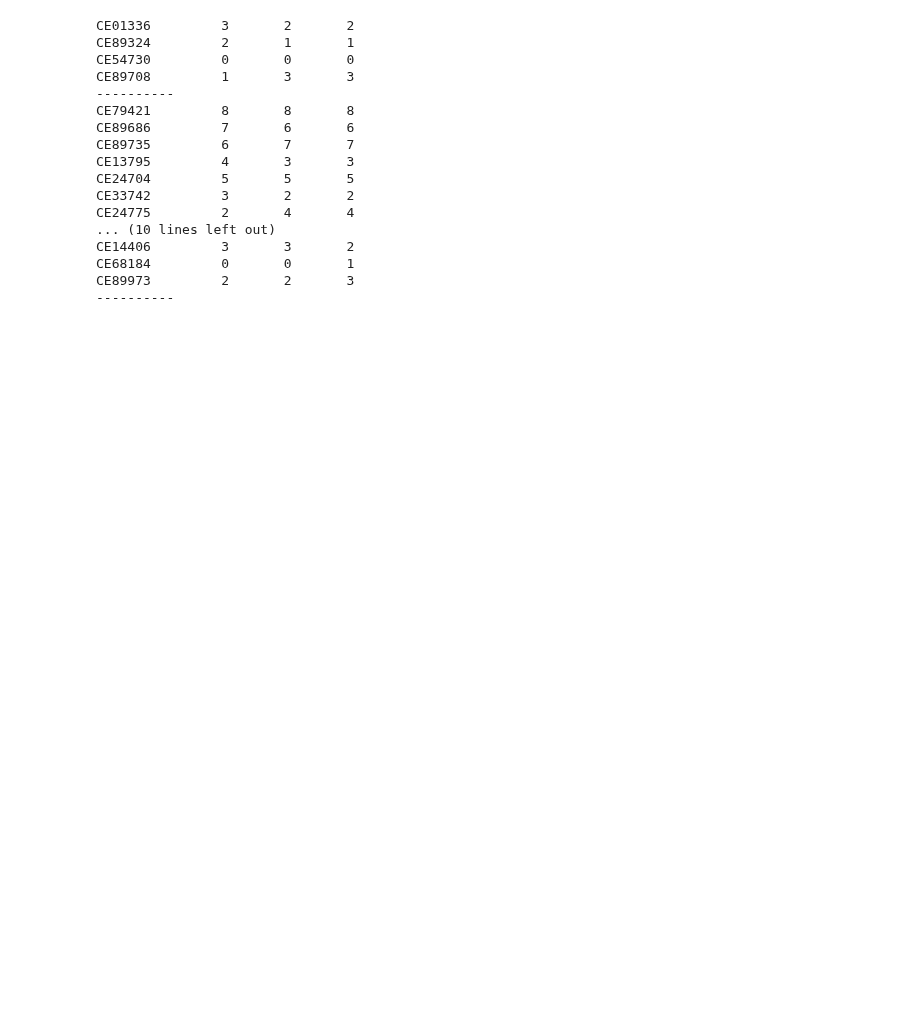
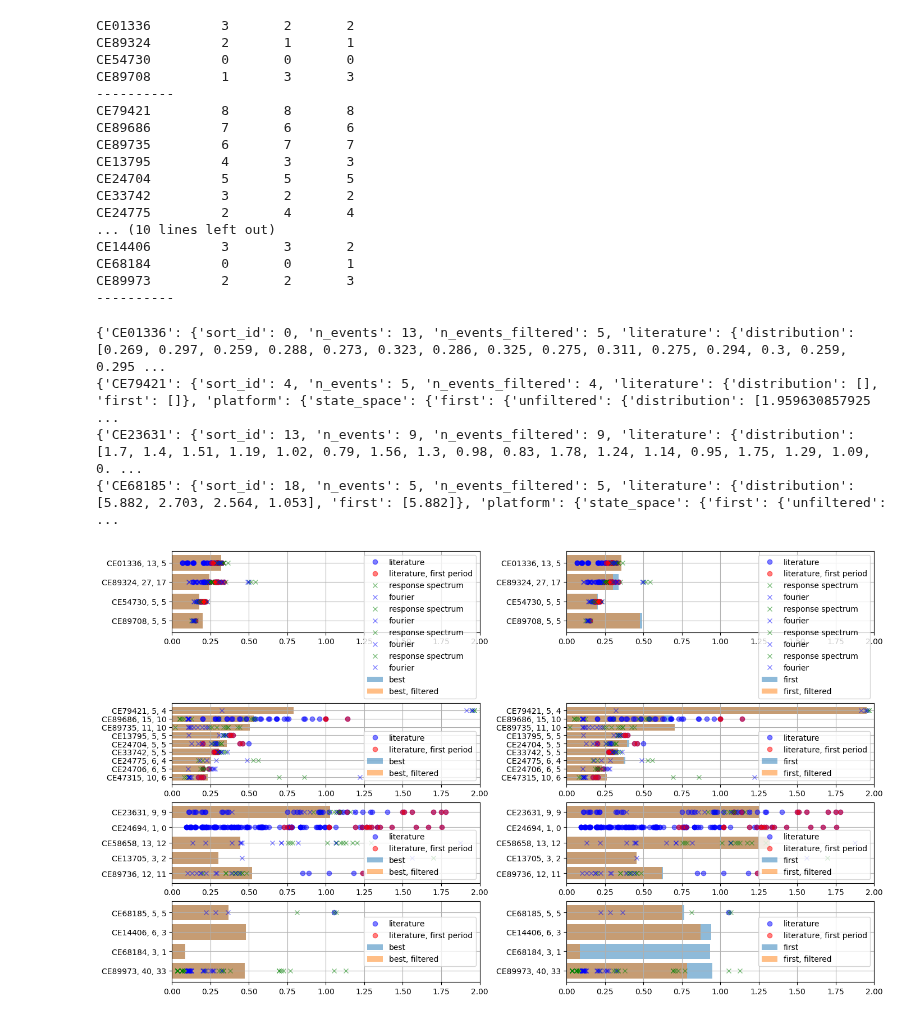
Before and after one commit to chrystalchern/mdof, a Jupyter notebook: studies/rank_bridges_by_1st_period.ipynb, the cells around one changed output. Drawn from its saved outputs; the diff is of its cells as text; code cells hidden in the pictures; blank space fills up the shorter version.

```diff
--- a/studies/rank_bridges_by_1st_period.ipynb
+++ b/studies/rank_bridges_by_1st_period.ipynb
@@ -131 +94,8 @@ len(average_best_periods_filtered_sorted)
+# %%
+# State space, best, filtered, distribution and average
+for station_data in database_statespace:
+    bridge_data[station_data["cesmd"]]["platform"]["state_space"]["best"]["filtered"] = {}
+    distribution = [event["period"] for event in station_data["summary"]["SPECTRAL_SHIFT_IDENTIFICATION"] if "period" in event and event["emac"] > 0.5 and event["mpc"] > 0.5]
+    bridge_data[station_data["cesmd"]]["platform"]["state_space"]["best"]["filtered"]["distribution"] = distribution
+    bridge_data[station_data["cesmd"]]["platform"]["state_space"]["best"]["filtered"]["average"] = np.average(distribution)
 # %%
@@ -202,8 +140,9 @@ bridges = [[
 for group in bridges:
     for i,bridge in enumerate(group):
         print(bridge,  end=" \t")
-        for ref in [average_best_periods_filtered_sorted,
-                        average_first_periods_filtered_sorted, average_first_periods_sorted]:
+        for ref in [sorted([(station, bridge_data[station]["platform"]["state_space"]["best"]["filtered"]["average"]) for station in station_ids], key=lambda x: x[1]),
+                    sorted([(station, bridge_data[station]["platform"]["state_space"]["first"]["filtered"]["average"]) for station in station_ids], key=lambda x: x[1]),
+                    sorted([(station, bridge_data[station]["platform"]["state_space"]["first"]["unfiltered"]["average"]) for station in station_ids], key=lambda x: x[1])]:
             # list(...) is just turning the first column of ref into a list
             grouped_ref = [i for i in list(zip(*ref))[0] if i in group]
             idx = grouped_ref.index(bridge)
@@ -228,3 +167,36 @@ CE14406         3       3       2
 CE68184         0       0       1
 CE89973         2       2       3
 ----------
+# %%
+fig, ax = plt.subplots(len(bridges),2,figsize=(14,8), constrained_layout=True)
+for i,group in enumerate(bridges):
+    bridge_data_group = {key: value for key,value in bridge_data.items() if key in group}
+    print(bridge_data_group)
+    stations_ordered = sorted(bridge_data_group.keys(), key=lambda x: bridge_data_group[x]["sort_id"])
+    station_labels = [station+", "+str((bridge_data_group[station])["n_events"])+", "+str(bridge_data_group[station]["n_events_filtered"]) for station in stations_ordered]
+    station_indices = np.arange(len(station_labels))
+    for (j,station_index),station in zip(enumerate(station_indices),reversed(stations_ordered)):
+        ax[i,0].plot(bridge_data_group[station]["literature"]["distribution"],[station_index]*len(bridge_data_group[station]["literature"]["distribution"]),"bo",label=["literature" if j==0 else None][0],alpha=0.5)
+        ax[i,0].plot(bridge_data_group[station]["literature"]["first"],[station_index]*len(bridge_data_group[station]["literature"]["first"]),"ro",label=["literature, first period" if j==0 else None][0],alpha=0.5)
+        ax[i,1].plot(bridge_data_group[station]["literature"]["distribution"],[station_index]*len(bridge_data_group[station]["literature"]["distribution"]),"bo",label=["literature" if j==0 else None][0],alpha=0.5)
+        ax[i,1].plot(bridge_data_group[station]["literature"]["first"],[station_index]*len(bridge_data_group[station]["literature"]["first"]),"ro",label=["literature, first period" if j==0 else None][0],alpha=0.5)
+        for k in range(2):
+            ax[i,k].plot(bridge_data_group[station]["platform"]["transfer"]["response_spectrum"],[station_index]*len(bridge_data_group[station]["platform"]["transfer"]["response_spectrum"]),"gx",label=["response spectrum" if i==0 else None][0],alpha=0.5)
+            ax[i,k].plot(bridge_data_group[station]["platform"]["transfer"]["fourier"],[station_index]*len(bridge_data_group[station]["platform"]["transfer"]["fourier"]),"bx",label=["fourier" if i==0 else None][0],alpha=0.5)
+    ax[i,0].barh(station_indices, [bridge_data_group[station]["platform"]["state_space"]["best"]["unfiltered"]["average"] for station in reversed(stations_ordered)], label="best", alpha=0.5)
+    ax[i,0].barh(station_indices, [bridge_data_group[station]["platform"]["state_space"]["best"]["filtered"]["average"] for station in reversed(stations_ordered)], label="best, filtered", alpha=0.5)
+    ax[i,1].barh(station_indices, [bridge_data_group[station]["platform"]["state_space"]["first"]["unfiltered"]["average"] for station in reversed(stations_ordered)], label="first", alpha=0.5)
+    ax[i,1].barh(station_indices, [bridge_data_group[station]["platform"]["state_space"]["first"]["filtered"]["average"] for station in reversed(stations_ordered)], label="first, filtered", alpha=0.5)
+    for j in range(2):
+        ax[i,j].set_yticks(np.flip(station_indices))
+        ax[i,j].set_yticklabels(station_labels)
+        # ax[i,j].set_xlim(0,8)
+        ax[i,j].set_xlim(0,2)
+        ax[i,j].grid("on")
+        ax[i,j].legend()
+# %% [output]
+{'CE01336': {'sort_id': 0, 'n_events': 13, 'n_events_filtered': 5, 'literature': {'distribution': [0.269, 0.297, 0.259, 0.288, 0.273, 0.323, 0.286, 0.325, 0.275, 0.311, 0.275, 0.294, 0.3, 0.259, 0.295 ...
+{'CE79421': {'sort_id': 4, 'n_events': 5, 'n_events_filtered': 4, 'literature': {'distribution': [], 'first': []}, 'platform': {'state_space': {'first': {'unfiltered': {'distribution': [1.959630857925 ...
+{'CE23631': {'sort_id': 13, 'n_events': 9, 'n_events_filtered': 9, 'literature': {'distribution': [1.7, 1.4, 1.51, 1.19, 1.02, 0.79, 1.56, 1.3, 0.98, 0.83, 1.78, 1.24, 1.14, 0.95, 1.75, 1.29, 1.09, 0. ...
+{'CE68185': {'sort_id': 18, 'n_events': 5, 'n_events_filtered': 5, 'literature': {'distribution': [5.882, 2.703, 2.564, 1.053], 'first': [5.882]}, 'platform': {'state_space': {'first': {'unfiltered':  ...
+[figure, added]
```
Also changed, not shown: parts of 18 cells of this notebook, 2 other files.
